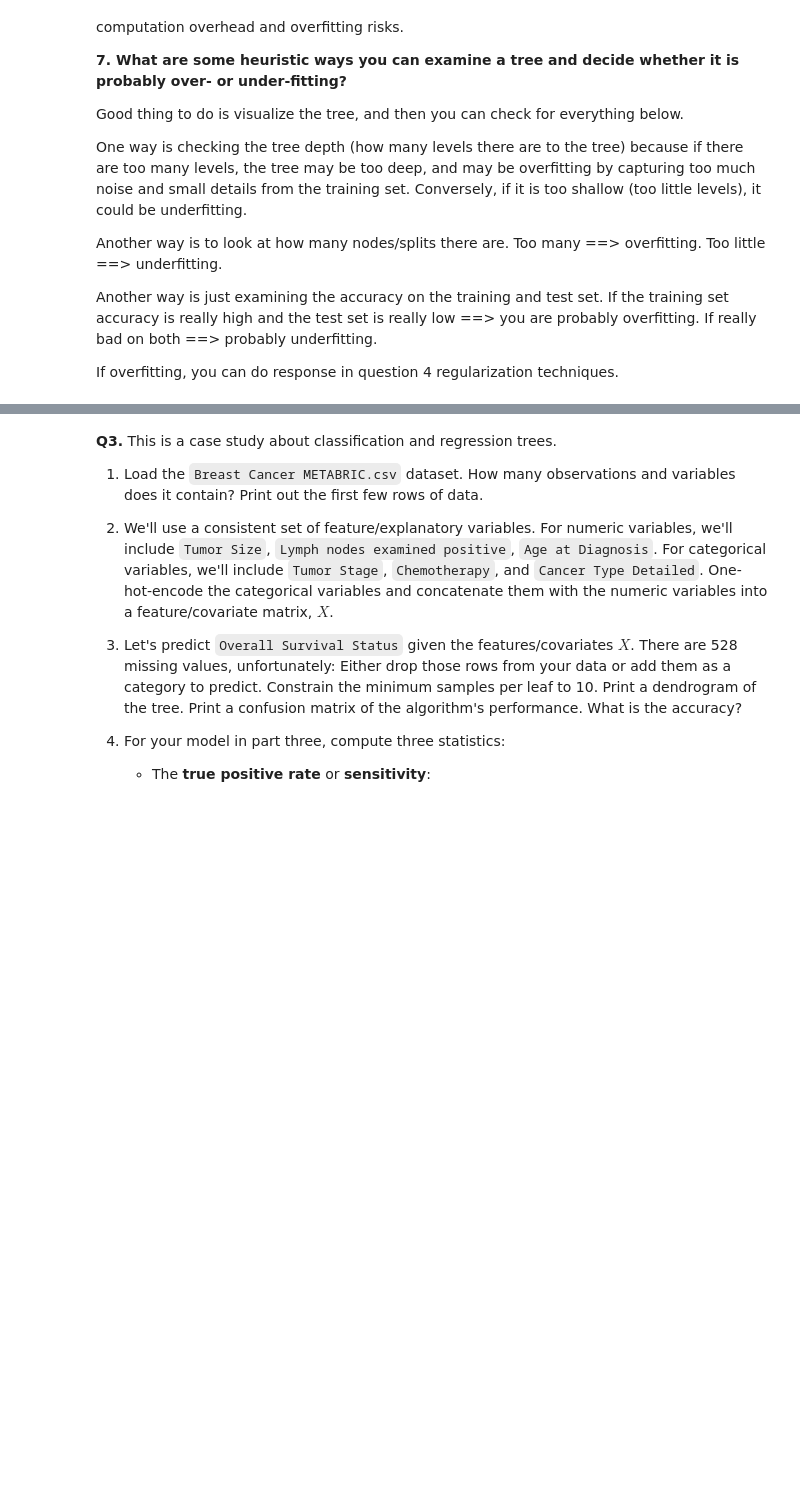
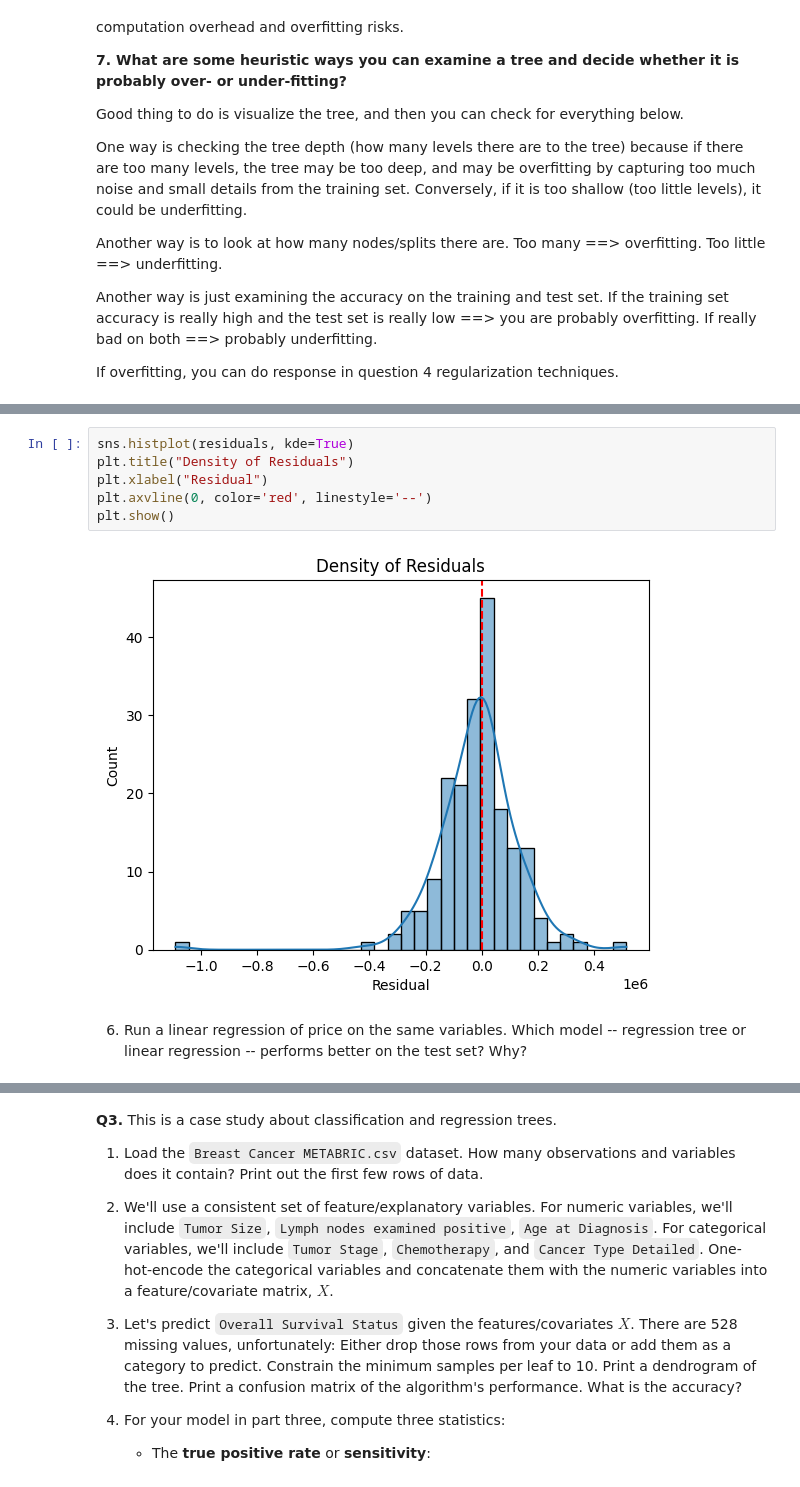
Before and after one commit to isaactabor21/trees, a Jupyter notebook: assignment/assignment.ipynb, the cells around one changed output, grey strips where cells are left out. Cells and saved outputs as stored; diff of their text form; blank space fills up the shorter version.

```diff
--- a/assignment/assignment.ipynb
+++ b/assignment/assignment.ipynb
@@ -67,0 +234,10 @@ If overfitting, you can do response in question 4 regularization techniques.
+# %%
+sns.histplot(residuals, kde=True)
+plt.title("Density of Residuals")
+plt.xlabel("Residual")
+plt.axvline(0, color='red', linestyle='--')
+plt.show()
+# %% [output]
+[figure, added]
+# %% [markdown]
+6. Run a linear regression of price on the same variables. Which model -- regression tree or linear regression -- performs better on the test set? Why?
```
Also changed, not shown: parts of 28 cells of this notebook.
